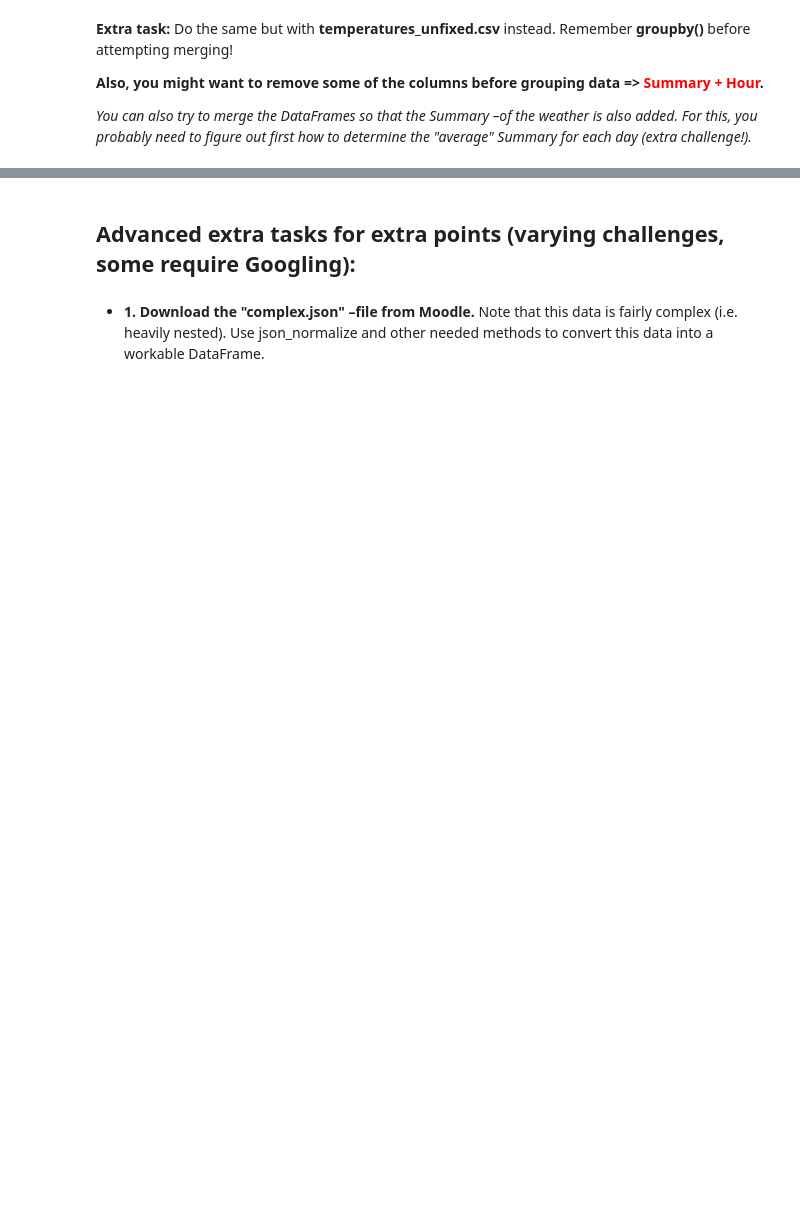
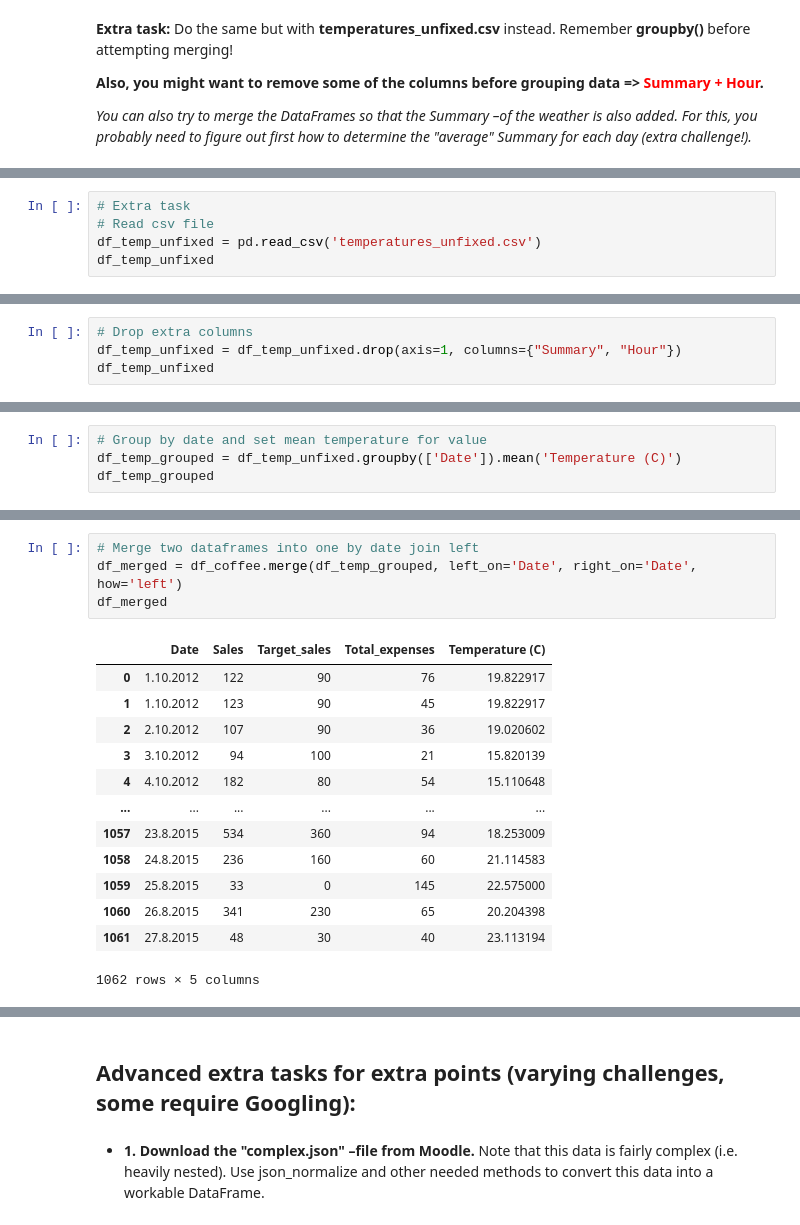
Before and after one commit to jtsillan/DataAnalytics, a Jupyter notebook: exercise_set_5/exercise_set_5.ipynb, the cells around one changed output, grey strips where cells are left out. Cells and saved outputs as stored; diff of their text form; blank space fills up the shorter version.

```diff
--- a/exercise_set_5/exercise_set_5.ipynb
+++ b/exercise_set_5/exercise_set_5.ipynb
@@ -278,0 +326,5 @@ real_temp_data
+# %%
+# Extra task
+# Read csv file
+df_temp_unfixed = pd.read_csv('temperatures_unfixed.csv')
+df_temp_unfixed
@@ -278,0 +345,4 @@ real_temp_data
+# %%
+# Drop extra columns
+df_temp_unfixed = df_temp_unfixed.drop(axis=1, columns={"Summary", "Hour"})
+df_temp_unfixed
@@ -278,0 +363,4 @@ real_temp_data
+# %%
+# Group by date and set mean temperature for value
+df_temp_grouped = df_temp_unfixed.groupby(['Date']).mean('Temperature (C)')
+df_temp_grouped
@@ -279,3 +382,21 @@ real_temp_data
+# %%
+# Merge two dataframes into one by date join left
+df_merged = df_coffee.merge(df_temp_grouped, left_on='Date', right_on='Date', how='left')
+df_merged
+# %% [output]
+|  | Date | Sales | Target_sales | Total_expenses | Temperature (C) |
+| 0 | 1.10.2012 | 122 | 90 | 76 | 19.822917 |
+| 1 | 1.10.2012 | 123 | 90 | 45 | 19.822917 |
+| 2 | 2.10.2012 | 107 | 90 | 36 | 19.020602 |
+| 3 | 3.10.2012 | 94 | 100 | 21 | 15.820139 |
+| 4 | 4.10.2012 | 182 | 80 | 54 | 15.110648 |
+| ... | ... | ... | ... | ... | ... |
+| 1057 | 23.8.2015 | 534 | 360 | 94 | 18.253009 |
+| 1058 | 24.8.2015 | 236 | 160 | 60 | 21.114583 |
+| 1059 | 25.8.2015 | 33 | 0 | 145 | 22.575000 |
+| 1060 | 26.8.2015 | 341 | 230 | 65 | 20.204398 |
+| 1061 | 27.8.2015 | 48 | 30 | 40 | 23.113194 |
+1062 rows × 5 columns
 # %% [markdown]
 <img src="http://srv.plab.fi/~tuomasv/data_analytics_2023_images/exercise_set_5/ex56coffee.jpg" width="450" />
 # %% [markdown]
```
Also changed, not shown: parts of 22 cells of this notebook.
